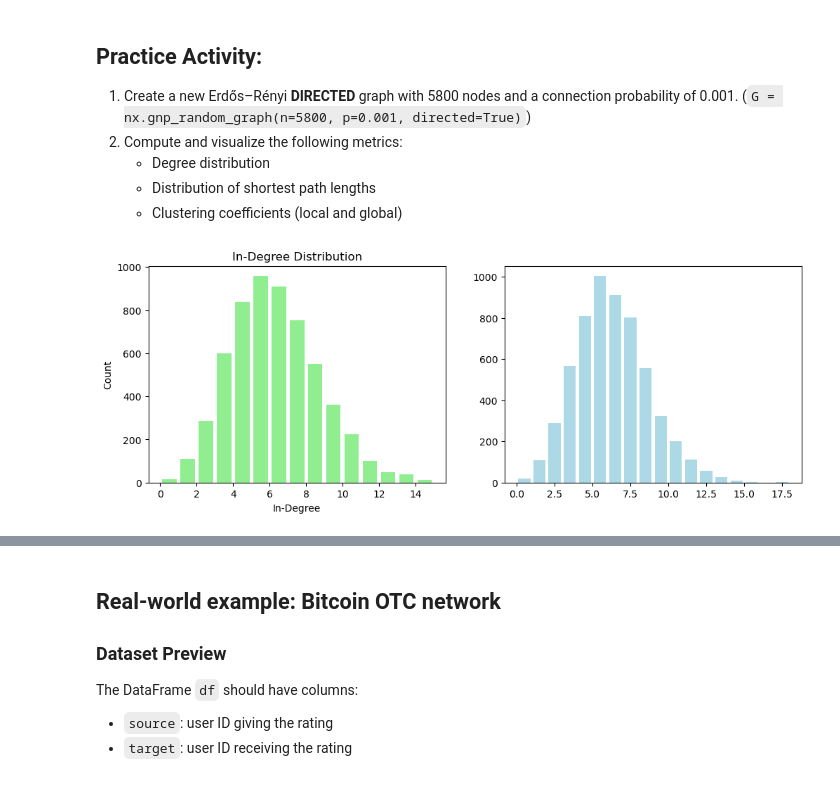
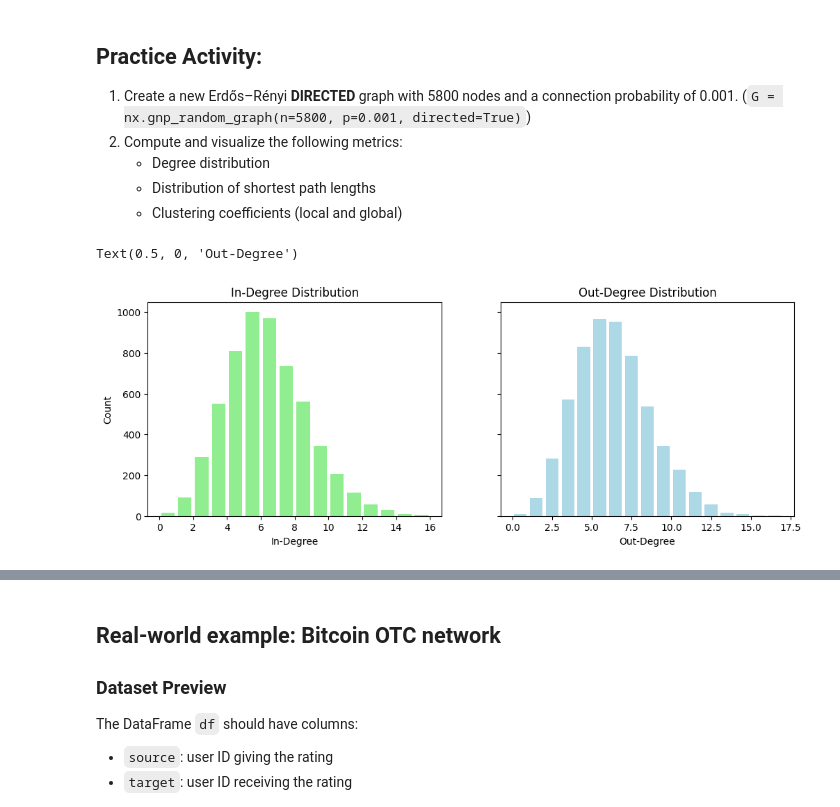
Before and after one commit to bgbg/ML-on-Graphs, a Jupyter notebook: 2_Basic_Network_Properties.ipynb, the cells around one changed output, grey strips where cells are left out. Cells and saved outputs as stored; diff of their text form; code cells hidden in the pictures.

```diff
--- a/2_Basic_Network_Properties.ipynb
+++ b/2_Basic_Network_Properties.ipynb
@@ -825,20 +854,23 @@ In this section, we will:
 # %%
 ...
 P = nx.gnp_random_graph(n=5_800, p=0.001, directed=True)
 in_degrees = [val for (_, val) in P.in_degree()]
 out_degrees = [val for (_, val) in P.out_degree()]
-fig, ax = plt.subplots(1, 2, figsize=(12, 4))
+fig, ax = plt.subplots(1, 2, figsize=(12, 4), sharey=True)
 ax[0].hist(
     in_degrees, bins=range(0, max(in_degrees) + 1), color="lightgreen", rwidth=0.8
 )
 ax[0].set_title("In-Degree Distribution")
 ax[0].set_xlabel("In-Degree")
 ax[0].set_ylabel("Count")
 ax[1].hist(
     out_degrees, bins=range(0, max(out_degrees) + 1), color="lightblue", rwidth=0.8
-);
+)
+ax[1].set_title("Out-Degree Distribution")
+ax[1].set_xlabel("Out-Degree")
 # %% [output]
+Text(0.5, 0, 'Out-Degree')
-[figure, old version]
+[figure, new version]
 # %%
 # sortest length distribution
 import random
```
Also changed, not shown: parts of 19 cells of this notebook.
